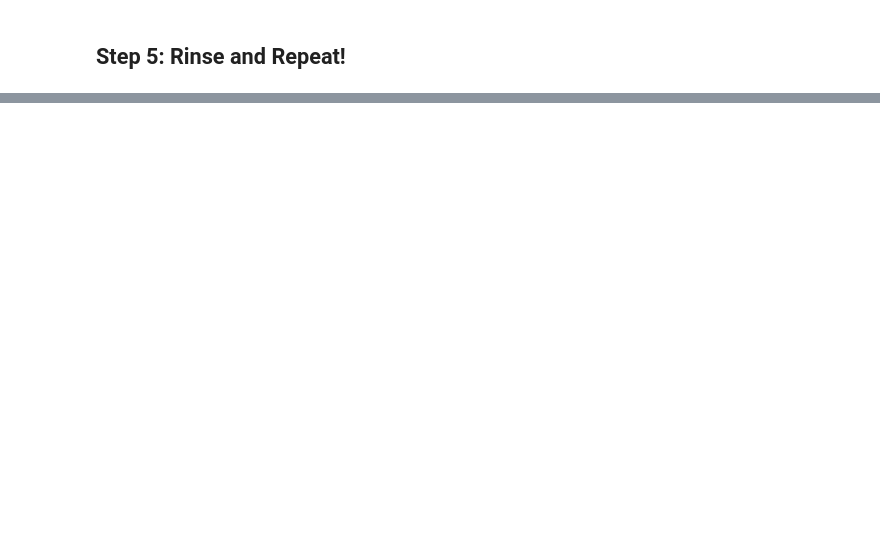
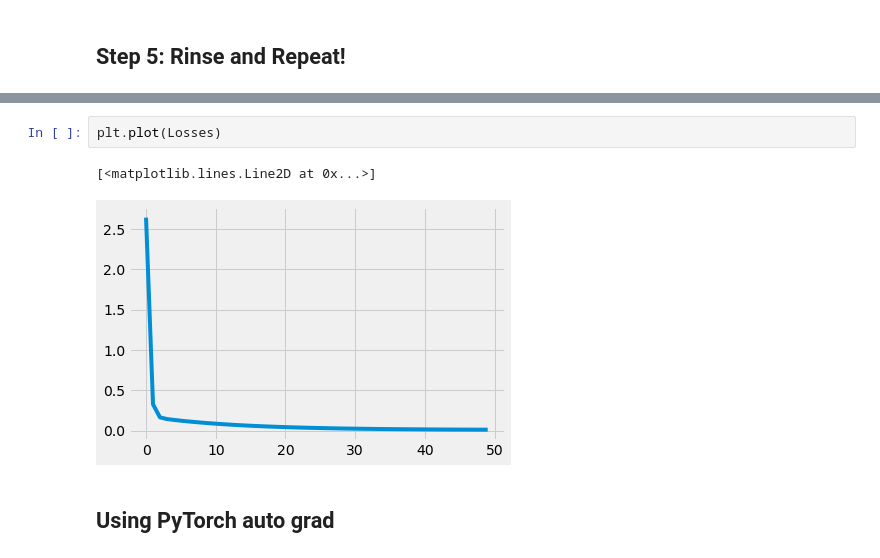
Before and after one commit to mamintoosi-cs/pytorch-workshop, a Jupyter notebook: 3_02-Visualizing_Gradient_Descent.ipynb, the cells around one changed output, grey strips where cells are left out. Drawn from its saved outputs; the diff is of its cells as text; blank space fills up the shorter version.

```diff
--- a/3_02-Visualizing_Gradient_Descent.ipynb
+++ b/3_02-Visualizing_Gradient_Descent.ipynb
@@ -442,0 +232,7 @@ Even though the plots are important to illustrate the paths, the corresponding c
+# %%
+plt.plot(Losses)
+# %% [output]
+[<matplotlib.lines.Line2D at 0x...>]
+[figure, added]
+# %% [markdown]
+## Using PyTorch auto grad
```
Also changed, not shown: parts of 68 cells of this notebook, 2 other files.
